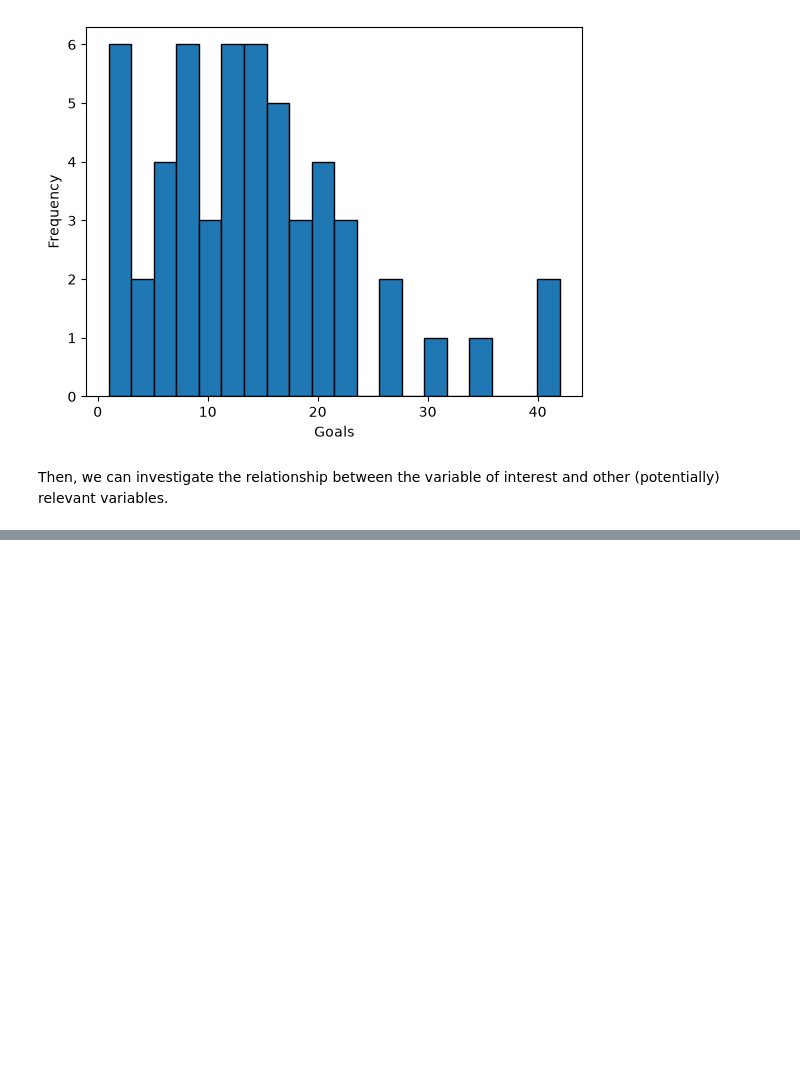
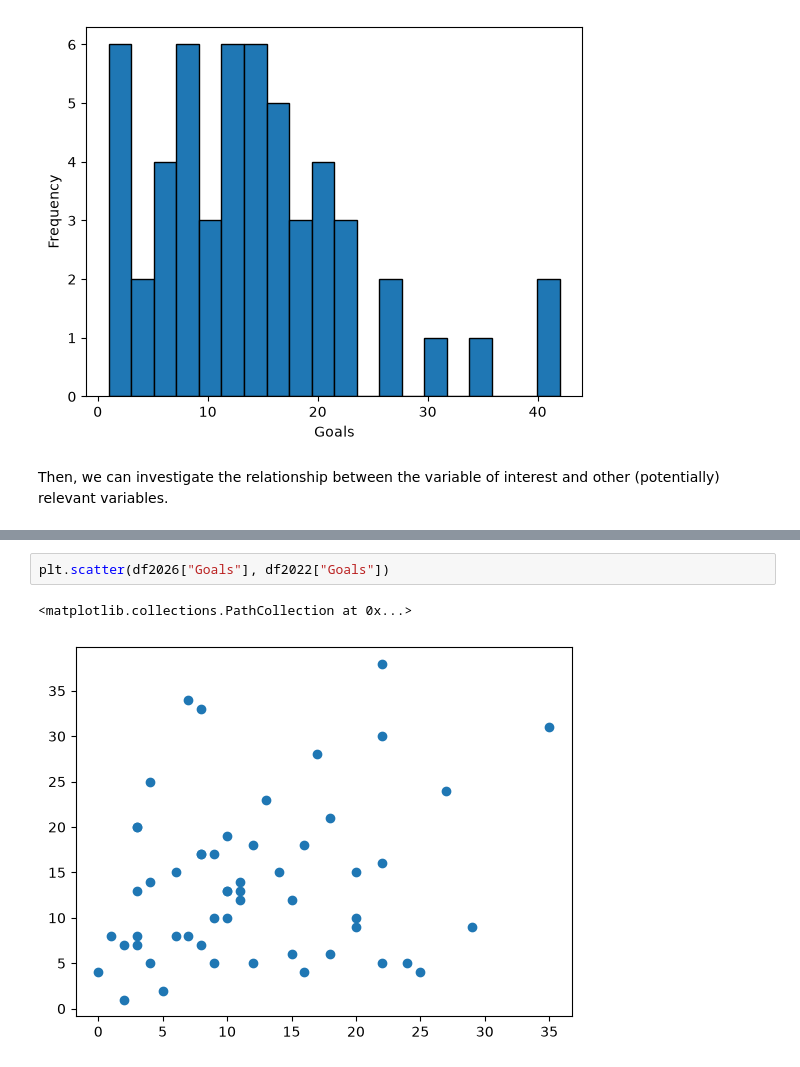
Before and after one commit to aalskdjfhg123/MDST-Sports-Soccer, a Jupyter notebook: WCQ_UEFA_datasets/attempt.ipynb, the cells around one changed output, grey strips where cells are left out. Drawn from its saved outputs; the diff is of its cells as text; blank space fills up the shorter version.

```diff
--- a/WCQ_UEFA_datasets/attempt.ipynb
+++ b/WCQ_UEFA_datasets/attempt.ipynb
@@ -272,0 +285,5 @@ Then, we can investigate the relationship between the variable of interest and o
+# %%
+plt.scatter(df2026["Goals"], df2022["Goals"])
+# %% [output]
+<matplotlib.collections.PathCollection at 0x...>
+[figure, added]
```
Also changed, not shown: parts of 4 cells of this notebook.
